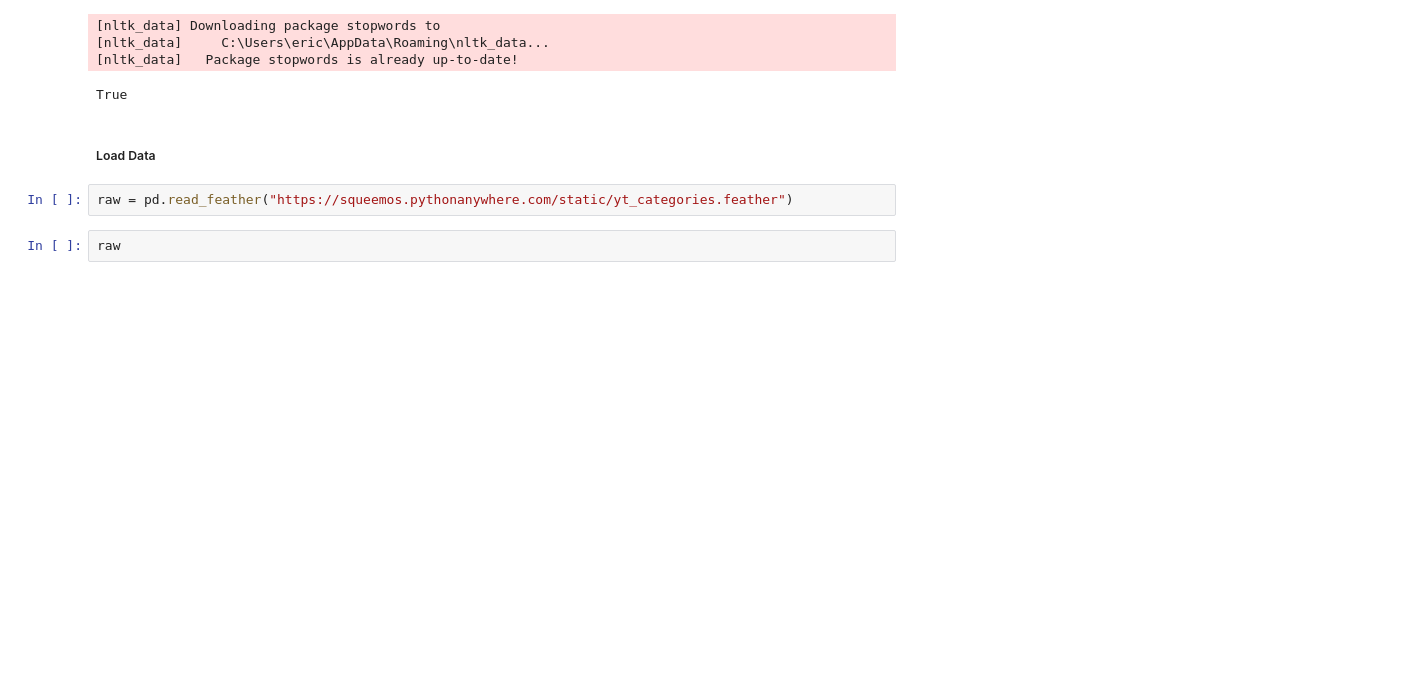
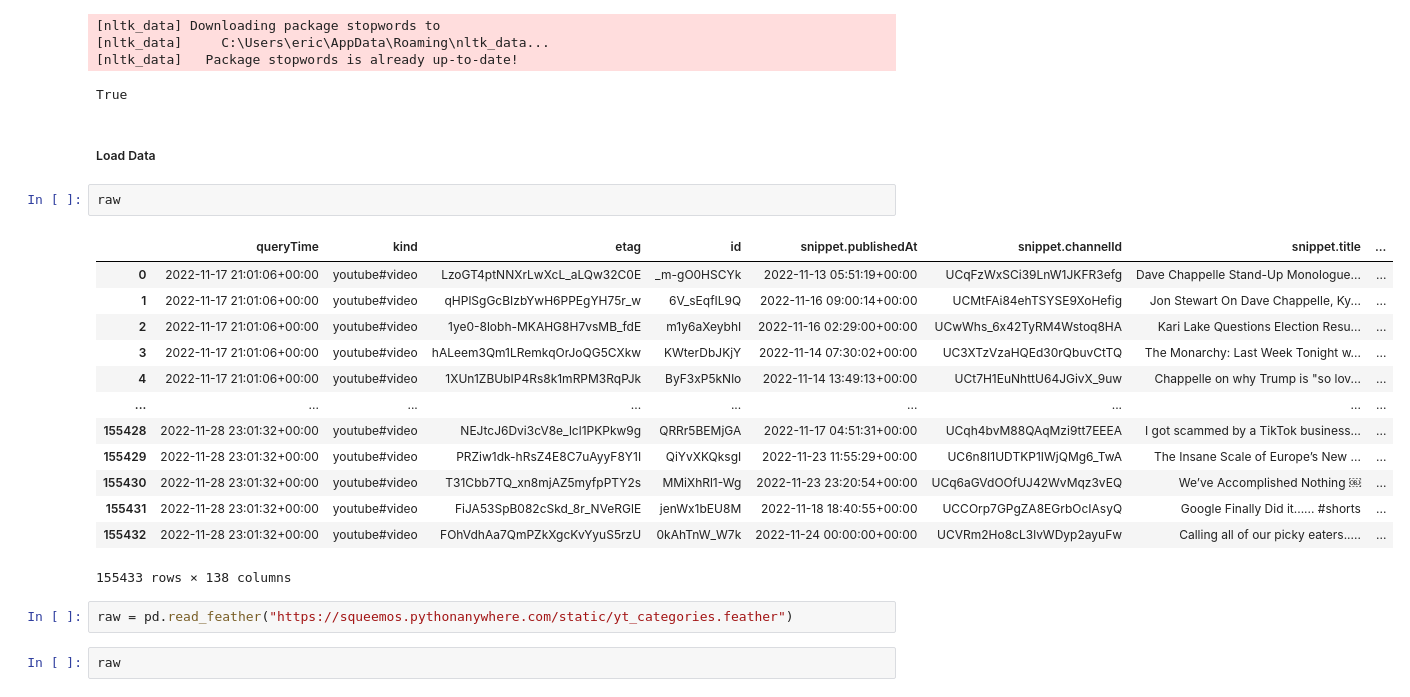
Before and after one commit to Squeemos/MRB_II, a Jupyter notebook: experiments/category_ide/tags_eda.ipynb, the cells around one changed output. Saved outputs shown, nothing was run; the diff lists cells and outputs as text; blank space fills up the shorter version.

```diff
--- a/experiments/category_ide/tags_eda.ipynb
+++ b/experiments/category_ide/tags_eda.ipynb
@@ -53,6 +53,22 @@ nltk.download('stopwords')
 True
 # %% [markdown]
 ##### Load Data
+# %%
+raw
+# %% [output]
+|  | queryTime | kind | etag | id | snippet.publishedAt | snippet.channelId | snippet.title | ... |
+| 0 | 2022-11-17 21:01:06+00:00 | youtube#video | LzoGT4ptNNXrLwXcL_aLQw32C0E | _m-gO0HSCYk | 2022-11-13 05:51:19+00:00 | UCqFzWxSCi39LnW1JKFR3efg | Dave Chappelle Stand-Up Monologue... | ... |
+| 1 | 2022-11-17 21:01:06+00:00 | youtube#video | qHPlSgGcBIzbYwH6PPEgYH75r_w | 6V_sEqfIL9Q | 2022-11-16 09:00:14+00:00 | UCMtFAi84ehTSYSE9XoHefig | Jon Stewart On Dave Chappelle, Ky... | ... |
+| 2 | 2022-11-17 21:01:06+00:00 | youtube#video | 1ye0-8lobh-MKAHG8H7vsMB_fdE | m1y6aXeybhI | 2022-11-16 02:29:00+00:00 | UCwWhs_6x42TyRM4Wstoq8HA | Kari Lake Questions Election Resu... | ... |
+| 3 | 2022-11-17 21:01:06+00:00 | youtube#video | hALeem3Qm1LRemkqOrJoQG5CXkw | KWterDbJKjY | 2022-11-14 07:30:02+00:00 | UC3XTzVzaHQEd30rQbuvCtTQ | The Monarchy: Last Week Tonight w... | ... |
+| 4 | 2022-11-17 21:01:06+00:00 | youtube#video | 1XUn1ZBUbIP4Rs8k1mRPM3RqPJk | ByF3xP5kNlo | 2022-11-14 13:49:13+00:00 | UCt7H1EuNhttU64JGivX_9uw | Chappelle on why Trump is "so lov... | ... |
+| ... | ... | ... | ... | ... | ... | ... | ... | ... |
+| 155428 | 2022-11-28 23:01:32+00:00 | youtube#video | NEJtcJ6Dvi3cV8e_lcl1PKPkw9g | QRRr5BEMjGA | 2022-11-17 04:51:31+00:00 | UCqh4bvM88QAqMzi9tt7EEEA | I got scammed by a TikTok business… | ... |
+| 155429 | 2022-11-28 23:01:32+00:00 | youtube#video | PRZiw1dk-hRsZ4E8C7uAyyF8Y1I | QiYvXKQksgI | 2022-11-23 11:55:29+00:00 | UC6n8I1UDTKP1IWjQMg6_TwA | The Insane Scale of Europe’s New ... | ... |
+| 155430 | 2022-11-28 23:01:32+00:00 | youtube#video | T31Cbb7TQ_xn8mjAZ5myfpPTY2s | MMiXhRl1-Wg | 2022-11-23 23:20:54+00:00 | UCq6aGVdOOfUJ42WvMqz3vEQ | We’ve Accomplished Nothing ￼ | ... |
+| 155431 | 2022-11-28 23:01:32+00:00 | youtube#video | FiJA53SpB082cSkd_8r_NVeRGlE | jenWx1bEU8M | 2022-11-18 18:40:55+00:00 | UCCOrp7GPgZA8EGrbOcIAsyQ | Google Finally Did it...... #shorts | ... |
+| 155432 | 2022-11-28 23:01:32+00:00 | youtube#video | FOhVdhAa7QmPZkXgcKvYyuS5rzU | 0kAhTnW_W7k | 2022-11-24 00:00:00+00:00 | UCVRm2Ho8cL3lvWDyp2ayuFw | Calling all of our picky eaters..... | ... |
+155433 rows × 138 columns
 # %%
 raw = pd.read_feather("https://squeemos.pythonanywhere.com/static/yt_categories.feather")
 # %%
```
Also changed, not shown: parts of 12 cells of this notebook, 1 other file.
